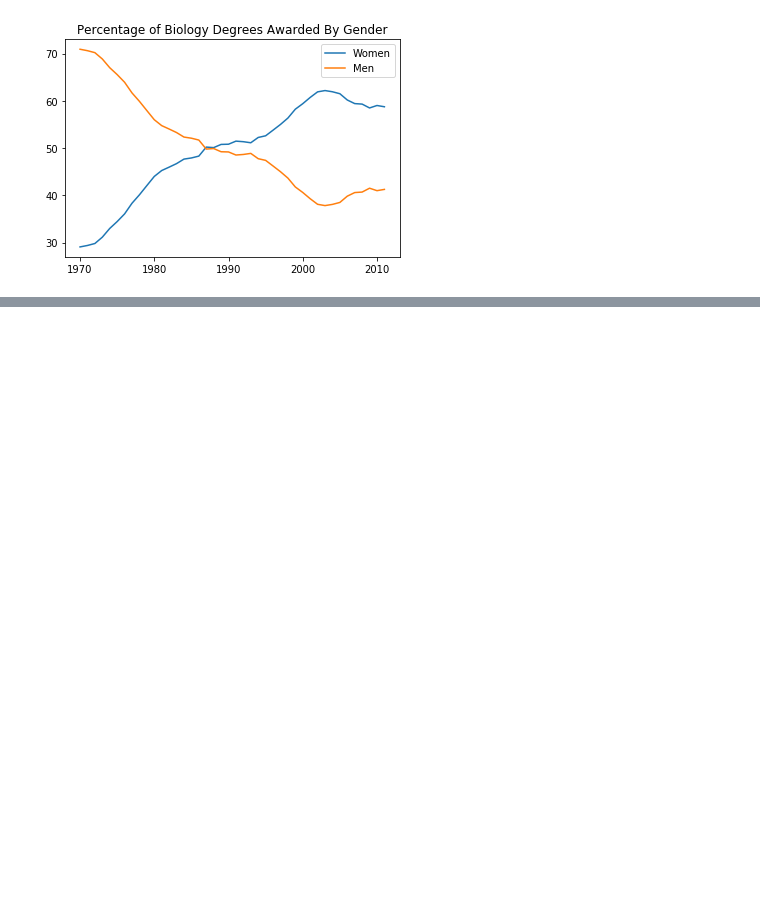
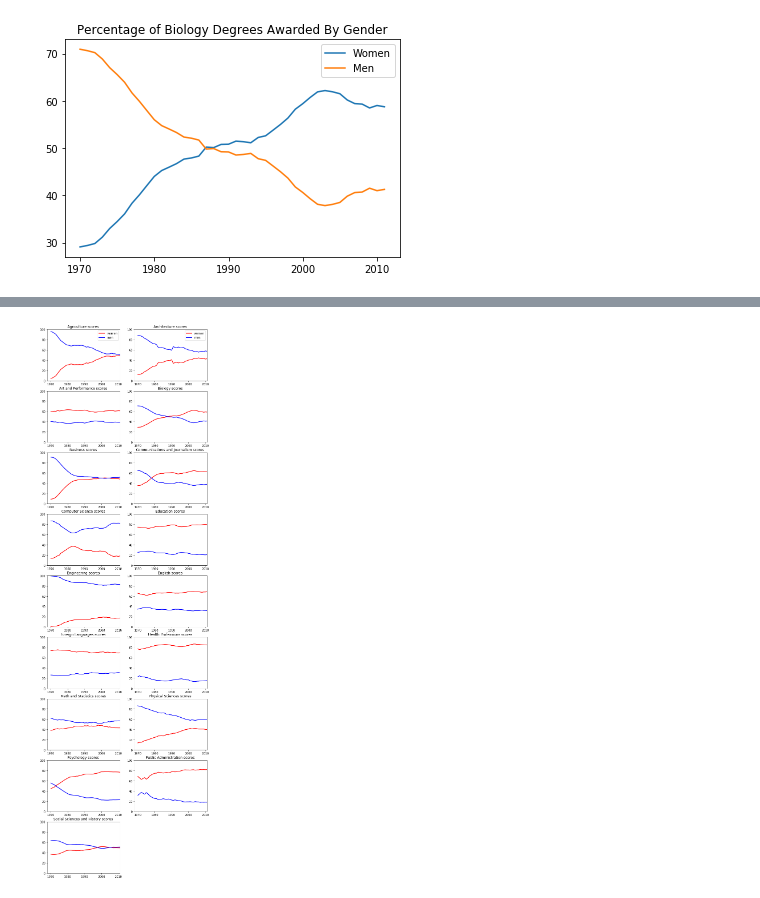
Before and after one commit to JKChang2015/Machine_Learning, a Jupyter notebook: Packages/Matplotlib/matplotlib_example2.ipynb, the cells around one changed output, grey strips where cells are left out. Drawn from its saved outputs; the diff is of its cells as text; code cells hidden in the pictures; blank space fills up the shorter version.

```diff
--- a/Packages/Matplotlib/matplotlib_example2.ipynb
+++ b/Packages/Matplotlib/matplotlib_example2.ipynb
@@ -49,0 +38,22 @@ plt.show()
+# %%
+major_cats = list(women_degrees)
+major_cats.remove('Year')
+fig = plt.figure(figsize=(10, 35))
+
+for sp in range(len(major_cats)):
+    ax = fig.add_subplot(9, 2, sp + 1)
+    ax.plot(women_degrees['Year'], women_degrees[major_cats[sp]], c='red', label='women', linewidth=2)
+    ax.plot(women_degrees['Year'], 100 - women_degrees[major_cats[sp]], c='blue', label='men', linewidth=2)
+
+    ax.set_xlim(1968, 2011)
+    ax.set_ylim(0, 100)
+    ax.set_title('%s scores ' % (major_cats[sp]))
+
+    if sp == 0:
+        ax.legend()
+    elif sp == 1:
+        ax.legend()
+
+plt.show()
+# %% [output]
+[figure, added]
```
Also changed, not shown: parts of 2 cells of this notebook, 4 other files.
